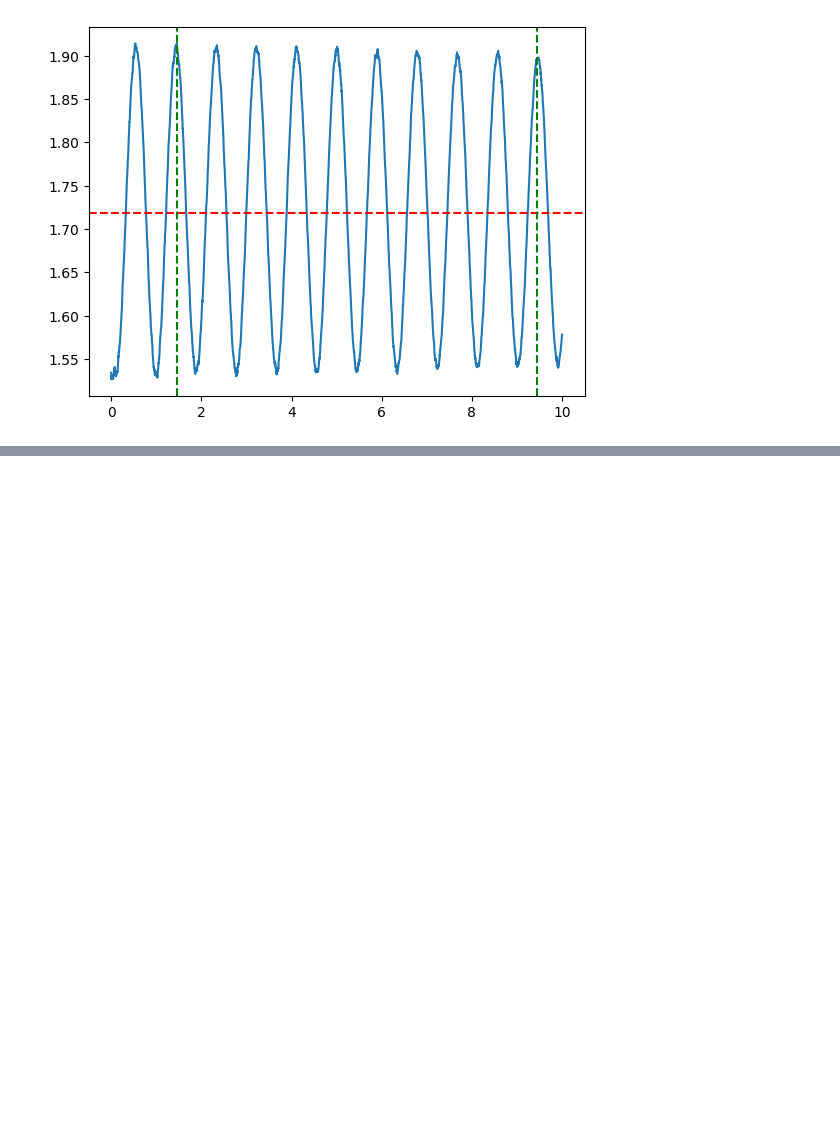
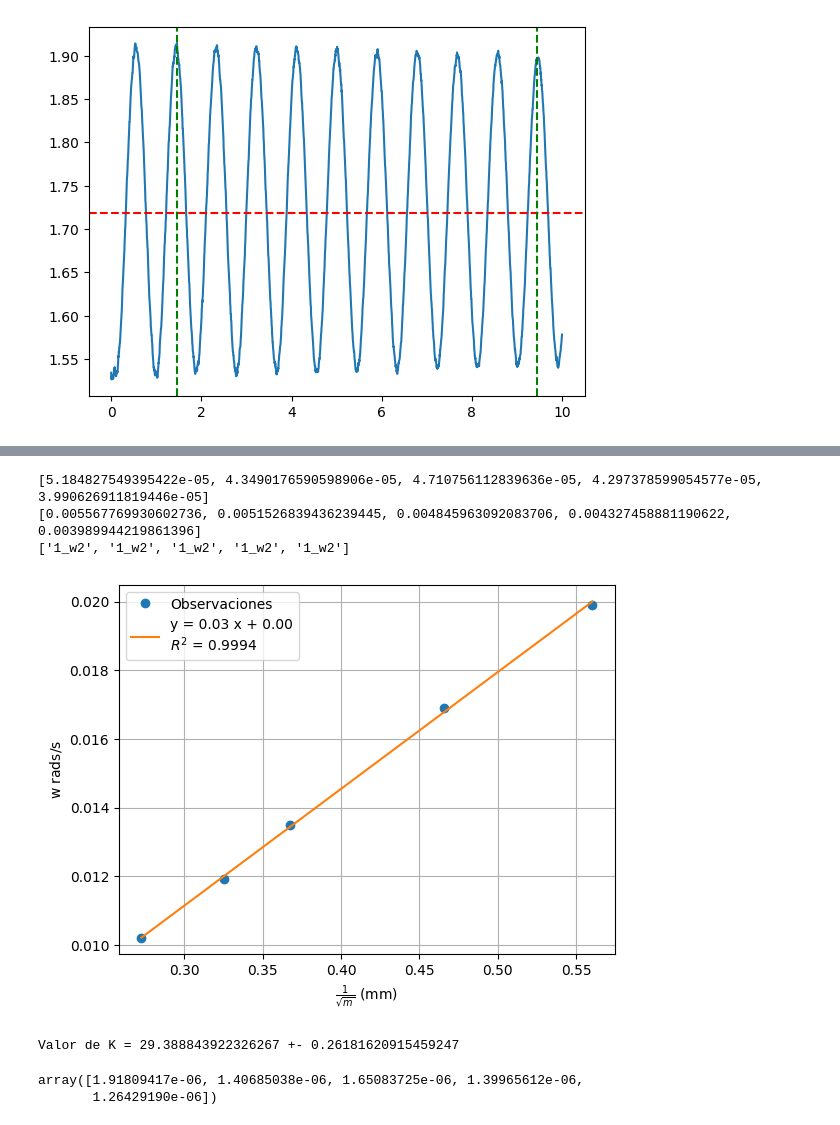
Before and after one commit to MatiMoran/Mecanica-y-Termodinamica-2024-1C, a Jupyter notebook: laboratorios/Labo04-05/Labo03.ipynb, the cells around one changed output, grey strips where cells are left out. Saved outputs shown, nothing was run; the diff lists cells and outputs as text; code cells hidden in the pictures; blank space fills up the shorter version.

```diff
--- a/laboratorios/Labo04-05/Labo03.ipynb
+++ b/laboratorios/Labo04-05/Labo03.ipynb
@@ -393,0 +380,4 @@ Valor de K = 239.3624528180023 +- 17.153321979582948
+# %%
+df['1_w2'] = 1/df['w']**2
+df['d_1_w2'] = df['dw'] / (2 * df['w']**3)
+df
@@ -393,0 +391,62 @@ Valor de K = 239.3624528180023 +- 17.153321979582948
+# %%
+def mayorError(df):
+    res = []
+    erroresRelativosM = []
+    erroresRelativosw = []
+
+    for index, row in df.iterrows():
+        errorRelativoM = error_relativo(row['dM'], row['M'])
+        errorRelativow = error_relativo(row['d_1_w2'], row['1_w2'])
+
+        if errorRelativoM > errorRelativow:
+            res.append("M")
+        else:
+            res.append("1_w2")
+
+        erroresRelativosM.append(errorRelativoM)
+        erroresRelativosw.append(errorRelativow)
+
+    return (res, erroresRelativosM, erroresRelativosw)
+
+
+res, erroresRelativosM, erroresRelativosw = mayorError(df)
+
+print(erroresRelativosM)
+
+print(erroresRelativosw)
+
+print(res)
+# %% [output]
+[5.184827549395422e-05, 4.3490176590598906e-05, 4.710756112839636e-05, 4.297378599054577e-05, 3.990626911819446e-05]
+[0.005567769930602736, 0.0051526839436239445, 0.004845963092083706, 0.004327458881190622, 0.003989944219861396]
+['1_w2', '1_w2', '1_w2', '1_w2', '1_w2']
+# %%
+# 2C
+a, b, da, db = fit_with_curve_fit(lineal, df['M'], df['1_w2'], df['d_1_w2'])
+
+R2 = 1 - np.sum((lineal(df['M'], a, b) - df['1_w2'])**2) / np.sum((df['1_w2'] - np.mean(df['1_w2']))**2)
+
+#plt.errorbar(df['M'], df['L'], xerr=df['d_M'], yerr=df['dL'], fmt='o', label='Observaciones Con df')
+plt.plot(df['M'], df['1_w2'], 'o', label='Observaciones')
+
+plt.plot(df['M'], lineal(df['M'], a, b), label=f"y = {a:.2f} x + {b:.2f}\n"+r"$R^2$"+f" = {R2:.4f}")
+
+plt.xlabel(r'$\frac{1}{\sqrt{m}}$ (mm)')
+plt.ylabel(r'w $\mathrm{rads/s}$')
+plt.legend()
+plt.grid()
+plt.show()
+
+# calculemos K
+K = 1/a
+dK = 1/a**2 * da
+print(f"Valor de K = {K} +- {dK}")
+# %% [output]
+[figure, added]
+Valor de K = 29.388843922326267 +- 0.26181620915459247
+# %%
+#En los 2 casos vemos que la ordenada al origen es la esperada, es decir cercana a 0
+np.array((2 * df['w'] * df['dM'] * df['dw'])**2 + (df['w']**2 * df['dM'])**2).astype(float)
+# %% [output]
+array([1.91809417e-06, 1.40685038e-06, 1.65083725e-06, 1.39965612e-06,
+       1.26429190e-06])
```
Also changed, not shown: parts of 11 cells of this notebook.
